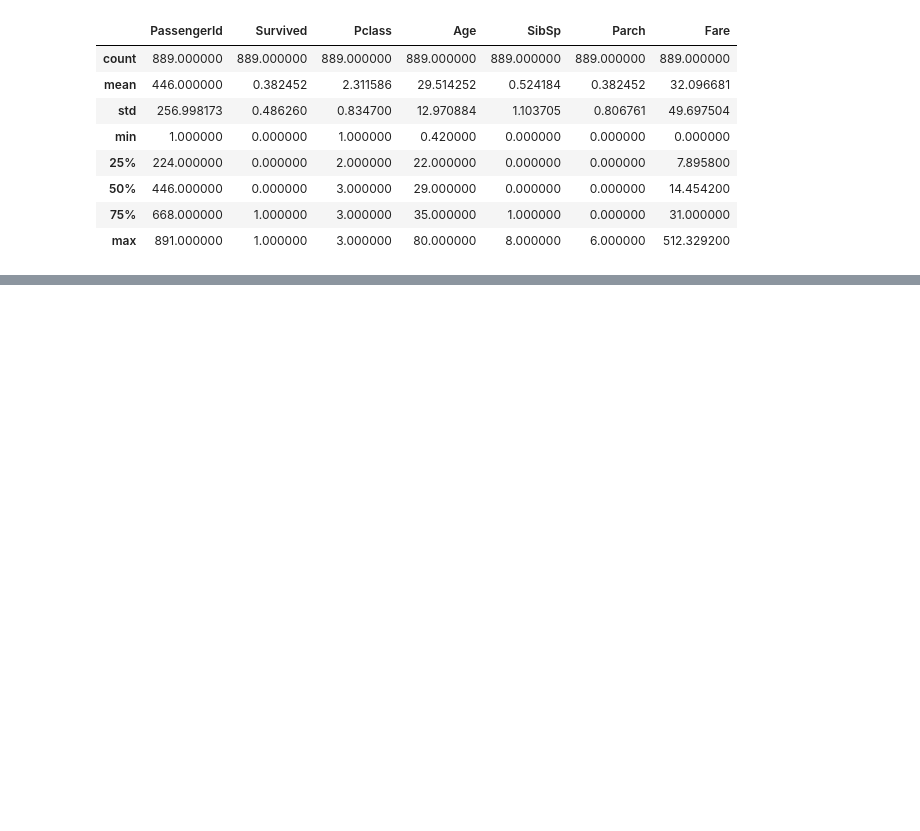
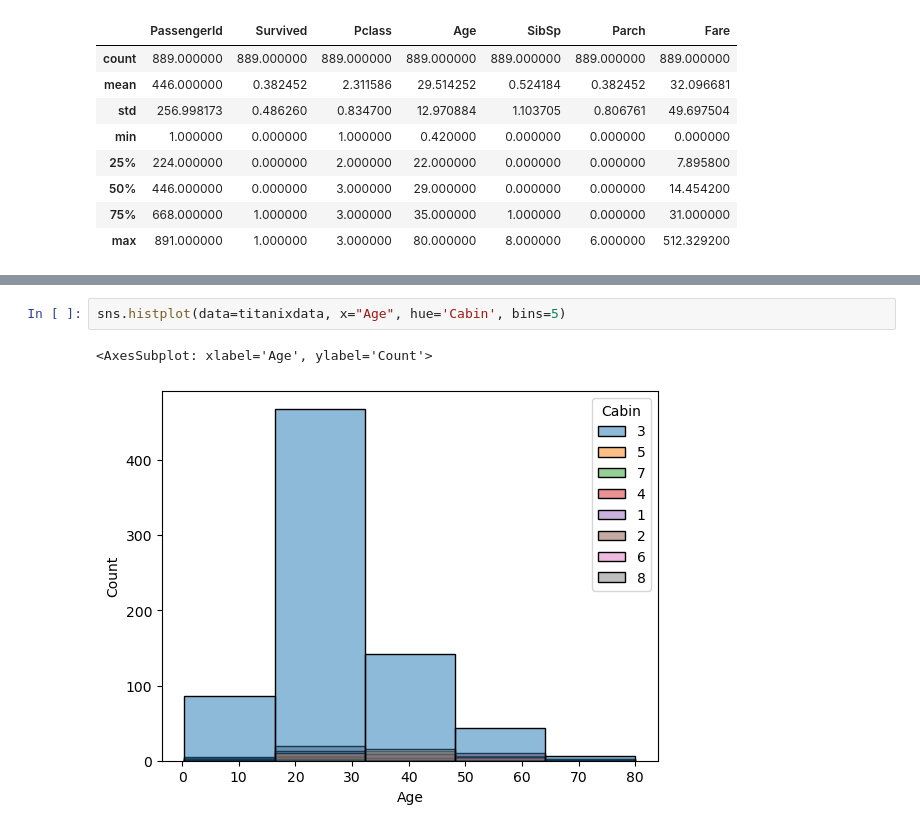
Before and after one commit to LegitMarkus/Titanix-KI, a Jupyter notebook: Titanix.ipynb, the cells around one changed output, grey strips where cells are left out. Drawn from its saved outputs; the diff is of its cells as text; blank space fills up the shorter version.

```diff
--- a/Titanix.ipynb
+++ b/Titanix.ipynb
@@ -346,0 +379,5 @@ sns.swarmplot(data=Titanixdata, x='Survived', y='Age',size=3.5)
+# %%
+sns.histplot(data=titanixdata, x="Age", hue='Cabin', bins=5)
+# %% [output]
+<AxesSubplot: xlabel='Age', ylabel='Count'>
+[figure, added]
```
Also changed, not shown: parts of 36 cells of this notebook.
